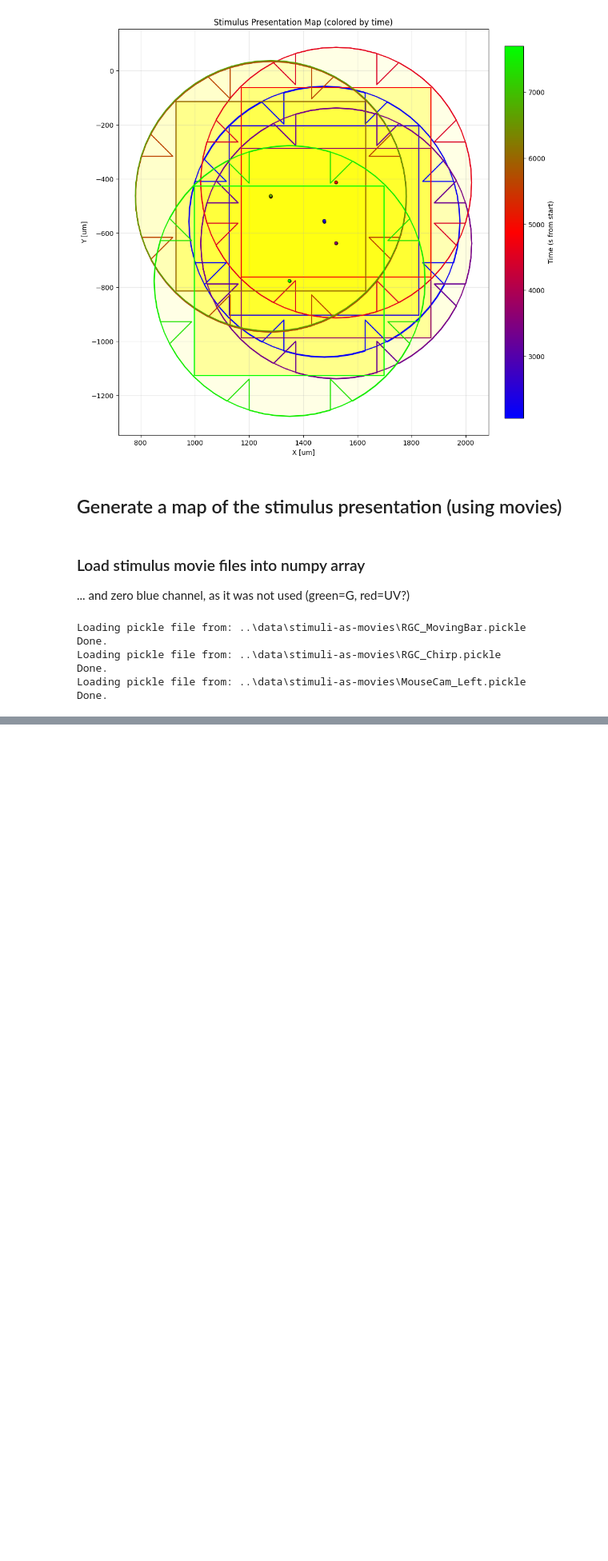
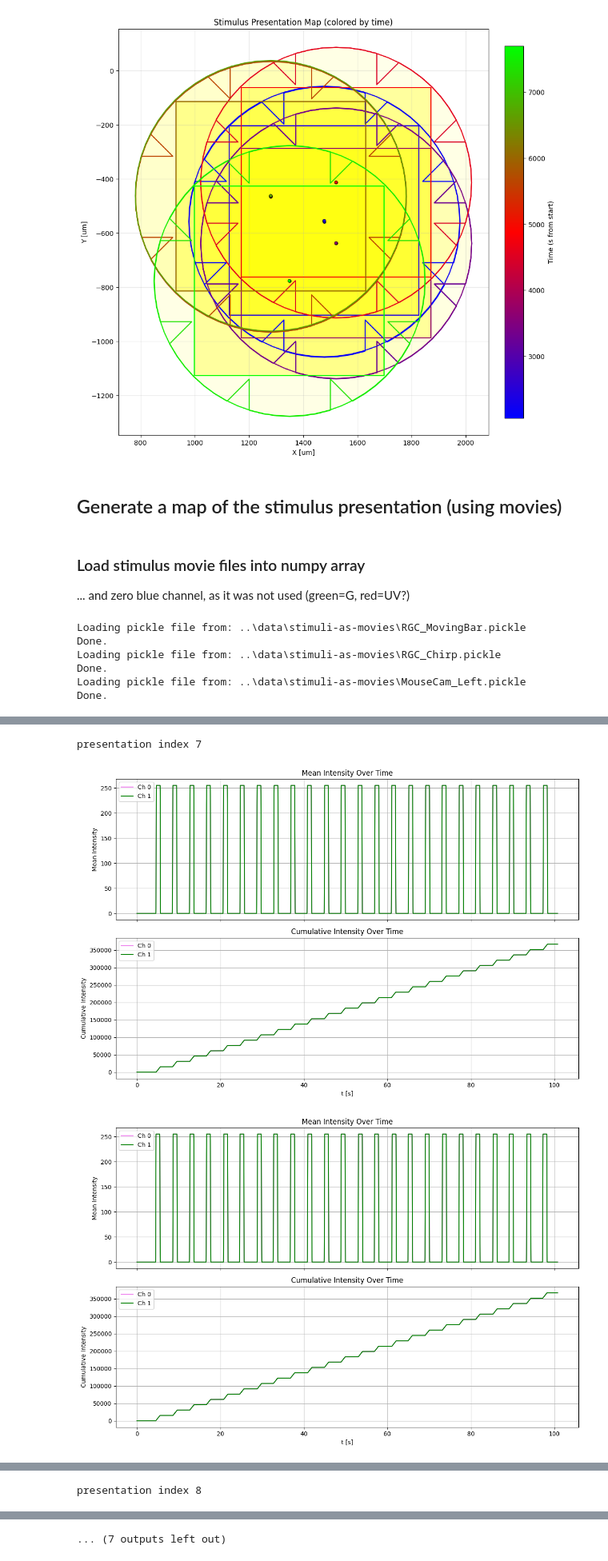
Before and after one commit to eyewire2/eyewire2-functional-analysis, a Jupyter notebook: notebooks/EW2_stim_history.ipynb, the cells around one changed output, grey strips where cells are left out. Shown at 80% size. Cells and saved outputs as stored; diff of their text form; code cells hidden in the pictures; blank space fills up the shorter version.

```diff
--- a/notebooks/EW2_stim_history.ipynb
+++ b/notebooks/EW2_stim_history.ipynb
@@ -229,4 +229,12 @@ Loading pickle file from: ..\data\stimuli-as-movies\RGC_Chirp.pickle
 Done.
 Loading pickle file from: ..\data\stimuli-as-movies\MouseCam_Left.pickle
 Done.
+# %%
+fields = [
+    {"field": 0, "pos_xy_um": [1478.2,-557.4]},
+    {"field": 1, "pos_xy_um": [1522.4,-637.8]},
+    {"field": 2, "pos_xy_um": [1522.4,-413.8]},
+    {"field": 3, "pos_xy_um": [1281.6,-464.0]},
+    {"field": 4, "pos_xy_um": [1350.0,-777.0]}
+]
 # %%
@@ -385,0 +416,52 @@ Spatial extent: X=[500.0, 2250.0] um, Y=[-1250.0, 250.0] um
+# %%
+for _ip, _pres in enumerate(movie_data):
+    print(f"presentation index {_pres["index"]}")
+    for _if, _fld in enumerate(fields):
+        # Get positional offset between stimulus (movie) centre and field centre
+        x = _pres["field_xy_um"][0] -_fld["pos_xy_um"][0]
+        y = _pres["field_xy_um"][1] -_fld["pos_xy_um"][1]
+
+        # Get intensity traces for this presentation for all fields
+        intens, intens_cumul = stim_movies.calc_intensity_trace(
+            _pres["movie"], params,
+            _field_xy_um=[x,y],
+            _field_size_um=_pres["field_size_um"],
+            _plot=False
+        )
+        if _ip == 0:
+            # First time this recording field, prepare variables
+            pass
+
+
+
+"""
+                     intens, intens_cumul = stim_movies.calc_intensity_trace(
+                _mov, _p,
+                _field_size_um=[v *surr_factor for v in rec_field_dxy_um],
+            )
+            if len(int_mean) == 0:
+                # First stimulus presentation
+                int_mean = np.copy(intens)
+                int_cumul = np.copy(intens_cumul)
+                int_t_last_end_s = t_dur_s
+            else:
+                n = int((t_abs_s -int_t_last_end_s) *dt_fr_s)
+                int_t_last_end_s += t_abs_s +int_t_last_end_s +t_dur_s
+                if n <= 0:
+                    print(f"WARNING: n={n} - why negative? ")
+                else:
+                    print("n=", n)
+                    tmp = np.zeros((n,int_mean.shape[1]), dtype=np.float64)
+                    int_mean = np.concatenate([int_mean, tmp])
+                    int_cumul = np.concatenate([int_cumul, tmp])
+                int_mean = np.concatenate([int_mean, intens])
+                int_cumul = np.concatenate([int_cumul, intens_cumul])
+
+
+            print("last end=", int_t_last_end_s, " stim start=", t_abs_s, " dur=", t_dur_s)
+            print(int_mean.shape)
+"""
+# %% [output]
+presentation index 7
+[figure, added]
+[figure, added]
@@ -385,0 +471 @@ Spatial extent: X=[500.0, 2250.0] um, Y=[-1250.0, 250.0] um
+presentation index 8
@@ -385,0 +477 @@ Spatial extent: X=[500.0, 2250.0] um, Y=[-1250.0, 250.0] um
+... (7 outputs left out)
```
Also changed, not shown: parts of 4 cells of this notebook, 2 other files.
